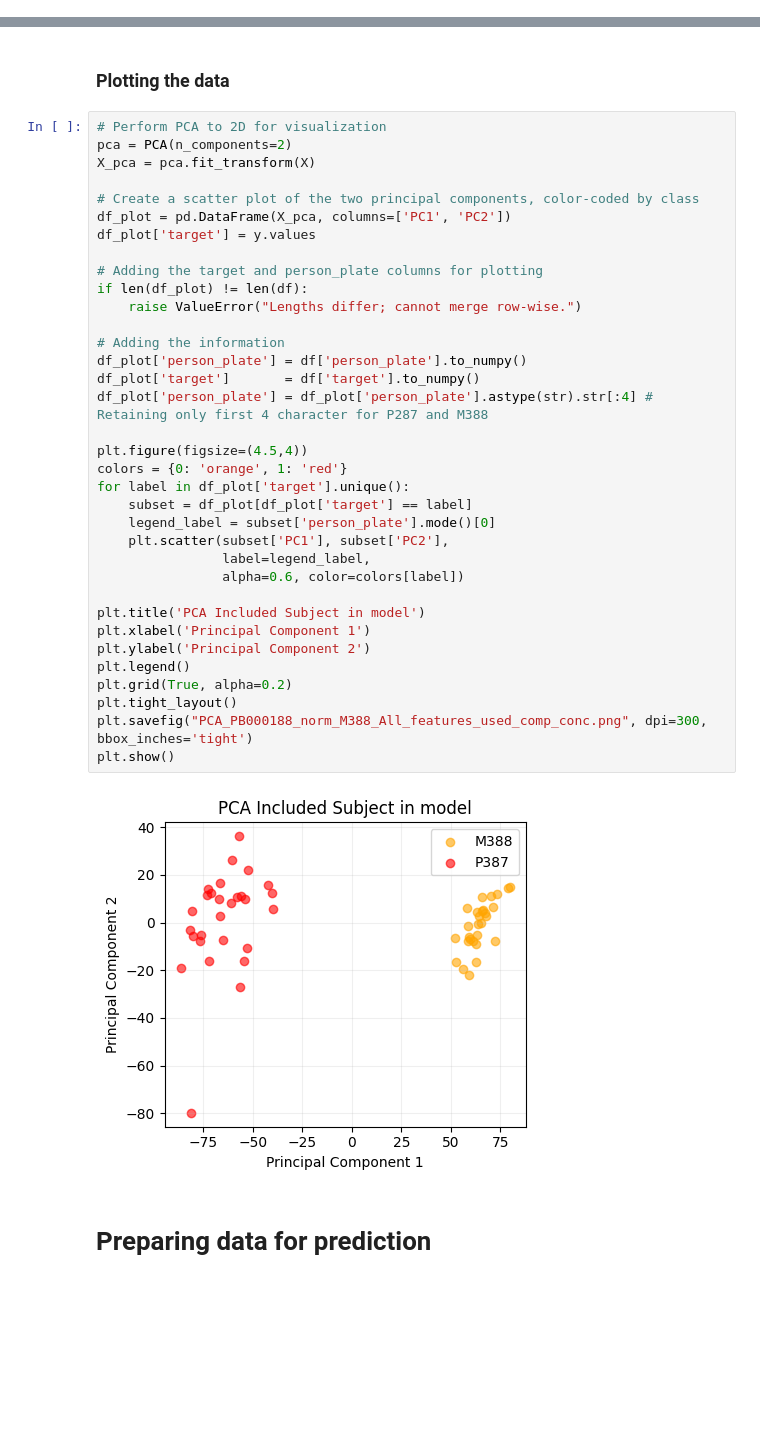
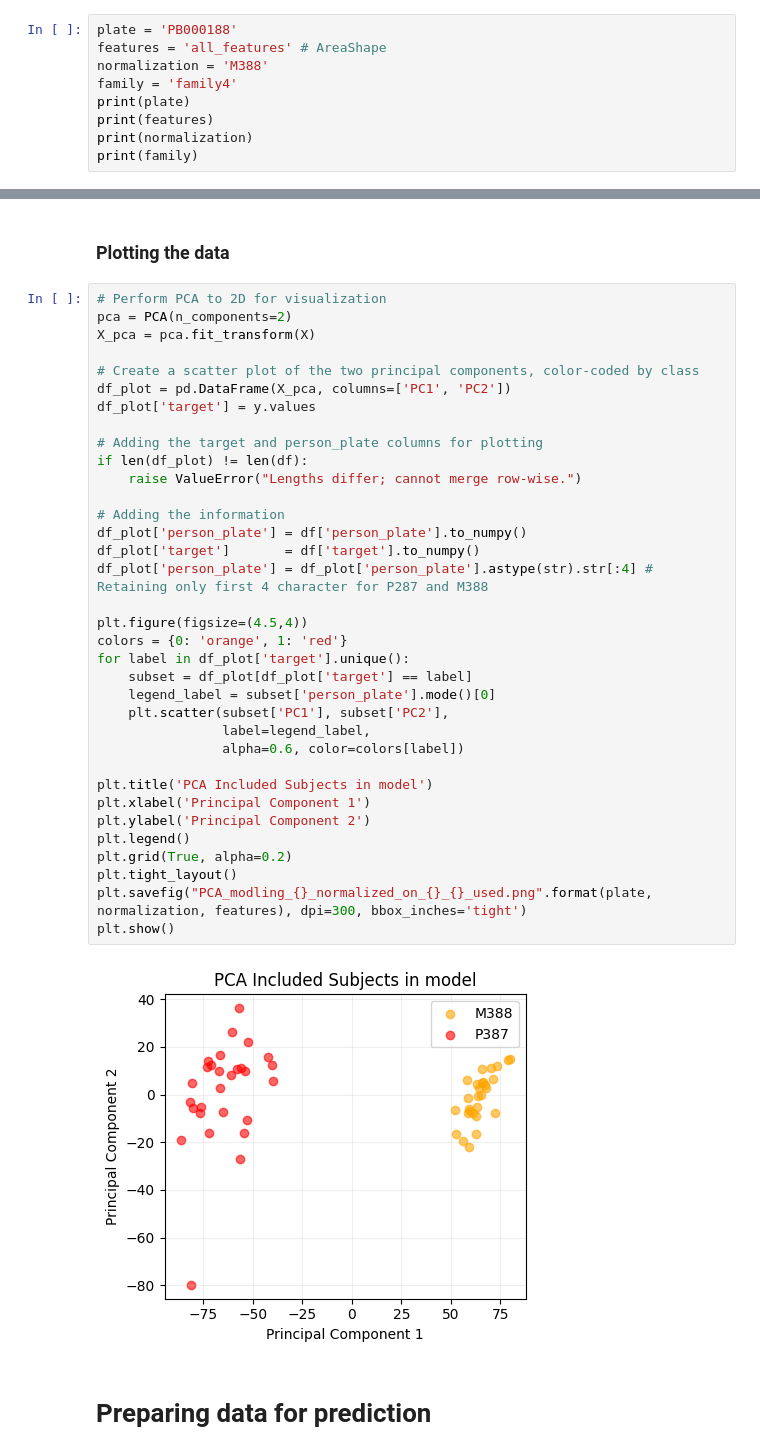
Before and after one commit to MartinMJohansson/progeria, a Jupyter notebook: 8_ML_treatments_LogisticRegression.ipynb, the cells around one changed output, grey strips where cells are left out. Cells and saved outputs as stored; diff of their text form; blank space fills up the shorter version.

```diff
--- a/8_ML_treatments_LogisticRegression.ipynb
+++ b/8_ML_treatments_LogisticRegression.ipynb
@@ -42,0 +40,9 @@ Created folder: /share/data/analyses/martin/036_Progeria_LoBa_48h_72h/004_analys
+# %%
+plate = 'PB000188'
+features = 'all_features' # AreaShape
+normalization = 'M388'
+family = 'family4'
+print(plate)
+print(features)
+print(normalization)
+print(family)
@@ -349,36 +362,36 @@ X_pca = pca.fit_transform(X)
 
 # Create a scatter plot of the two principal components, color-coded by class
 df_plot = pd.DataFrame(X_pca, columns=['PC1', 'PC2'])
 df_plot['target'] = y.values
 
 # Adding the target and person_plate columns for plotting
 if len(df_plot) != len(df):
     raise ValueError("Lengths differ; cannot merge row-wise.")
 
 # Adding the information
 df_plot['person_plate'] = df['person_plate'].to_numpy()
 df_plot['target']       = df['target'].to_numpy()
 df_plot['person_plate'] = df_plot['person_plate'].astype(str).str[:4] # Retaining only first 4 character for P287 and M388
 
 plt.figure(figsize=(4.5,4))
 colors = {0: 'orange', 1: 'red'}
 for label in df_plot['target'].unique():
     subset = df_plot[df_plot['target'] == label]
     legend_label = subset['person_plate'].mode()[0]
     plt.scatter(subset['PC1'], subset['PC2'],
                 label=legend_label,
                 alpha=0.6, color=colors[label])
 
-plt.title('PCA Included Subject in model')
+plt.title('PCA Included Subjects in model')
 plt.xlabel('Principal Component 1')
 plt.ylabel('Principal Component 2')
 plt.legend()
 plt.grid(True, alpha=0.2)
 plt.tight_layout()
-plt.savefig("PCA_PB000188_norm_M388_All_features_used_comp_conc.png", dpi=300, bbox_inches='tight')
+plt.savefig("PCA_modling_{}_normalized_on_{}_{}_used.png".format(plate, normalization, features), dpi=300, bbox_inches='tight')
 plt.show()
 # %% [output]
-[figure, old version]
+[figure, new version]
 # %% [markdown]
 # Preparing data for prediction
 # %%
```
Also changed, not shown: parts of 15 cells of this notebook.
